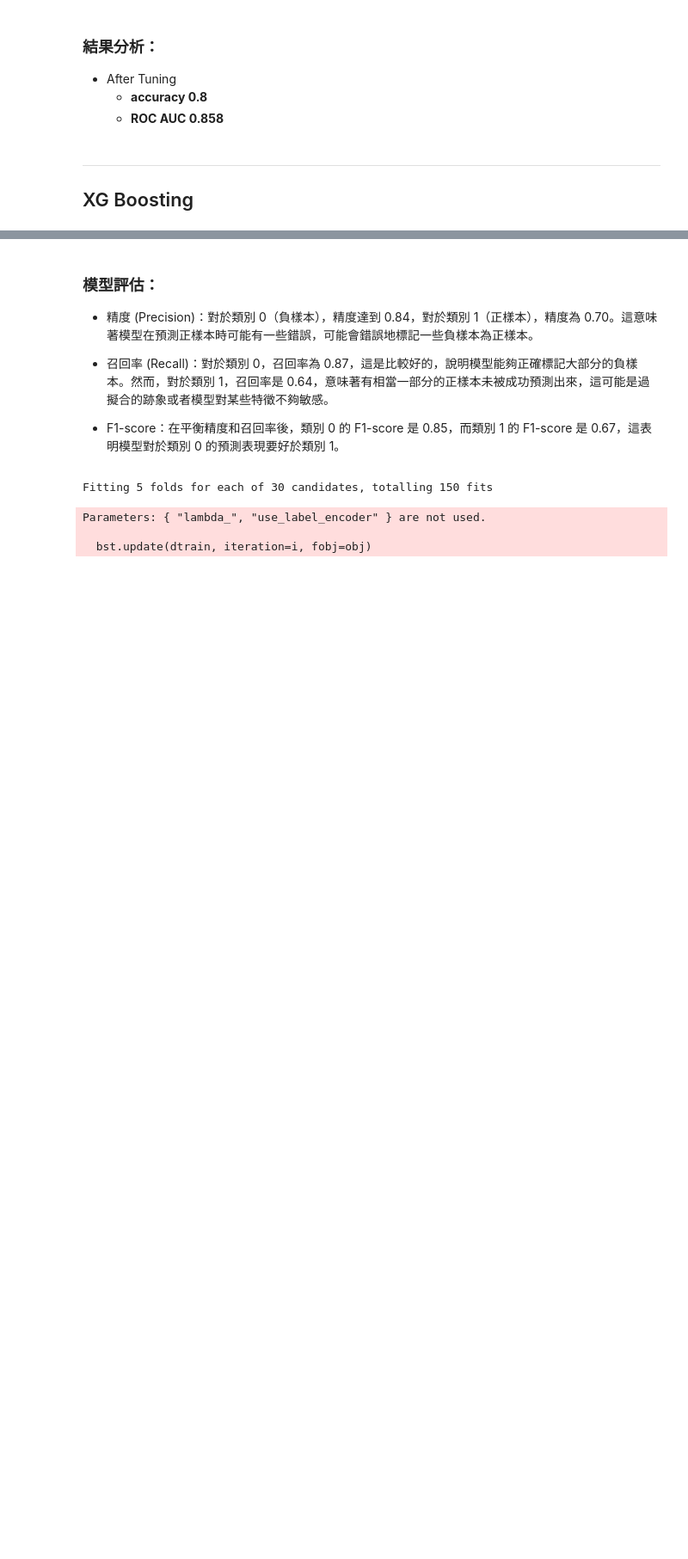
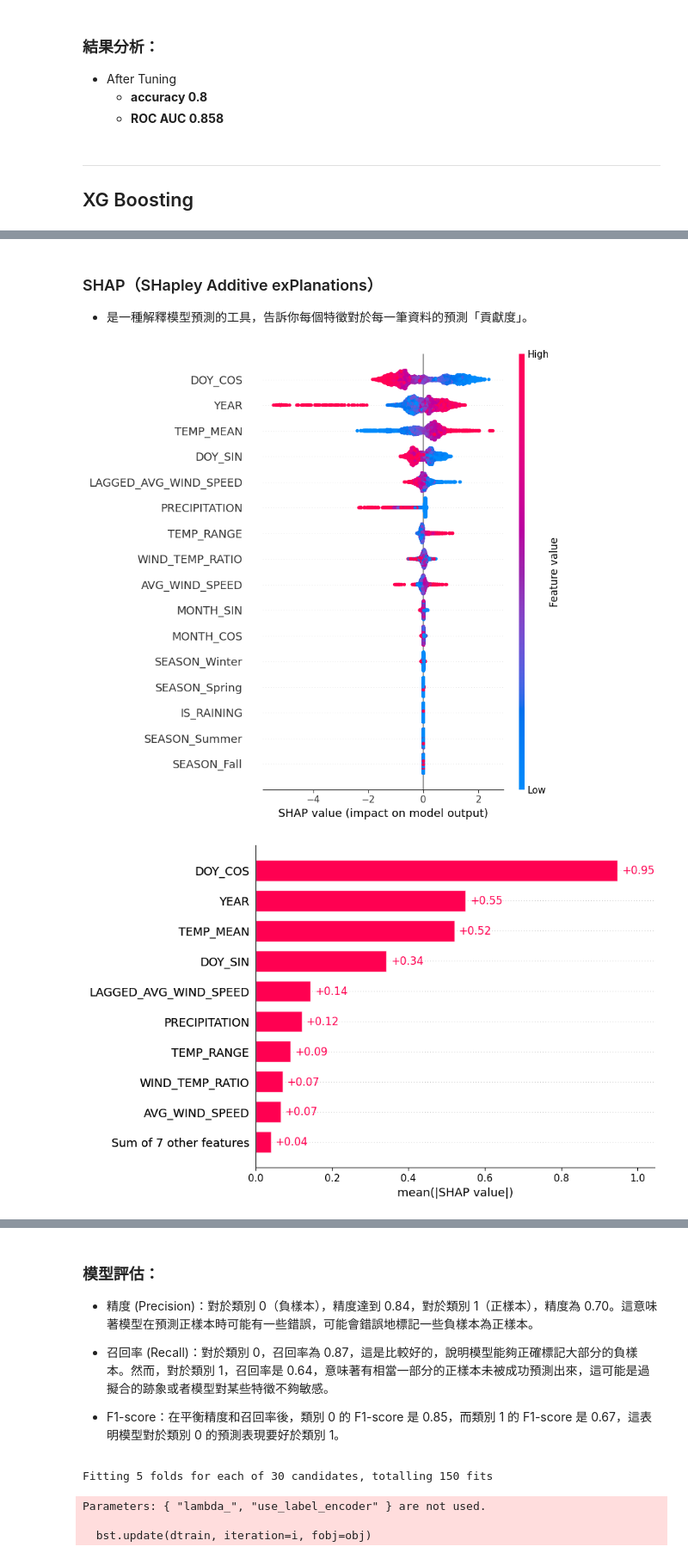
Before and after one commit to yehdanny/sideproject___wildfire-prediction, a Jupyter notebook: 02-simplify.ipynb, the cells around one changed output, grey strips where cells are left out. Shown at 86% size. Cells and saved outputs as stored; diff of their text form; code cells hidden in the pictures; blank space fills up the shorter version.

```diff
--- a/02-simplify.ipynb
+++ b/02-simplify.ipynb
@@ -391,7 +391,7 @@ random_search = RandomizedSearchCV(
 )
 
 # Fit search
-random_search.fit(X_train, y_train)a
+random_search.fit(X_train, y_train)
 # %% [output]
 Fitting 5 folds for each of 30 candidates, totalling 150 fits
 RandomizedSearchCV(cv=5, estimator=RandomForestClassifier(random_state=42),
@@ -452,7 +452,7 @@ with mlflow.start_run(run_name='XGBClassifier'):#mlflow
     max_iter=1000
     #mlflow.log_param("max_iter", max_iter) #mlflow紀錄參數n_estimators
 # 方法四：使用 class_weight='balanced'
-    xgb = XGBClassifier(
+    xgb_model = XGBClassifier(
         random_state=42,
         class_weight='balanced',  # 對不平衡數據進行調整
         alpha=0.1,  # L1 正則化強度，通常設為較小的正值
@@ -461,29 +461,29 @@ with mlflow.start_run(run_name='XGBClassifier'):#mlflow
         max_depth=6,  # 每棵樹的最大深度
         learning_rate=0.1  # 學習率
     )
-    xgb.fit(X_train, y_train)
+    xgb_model.fit(X_train, y_train)
     run_id = mlflow.active_run().info.run_id#mlflow
     print(f"Model saved in run {run_id}")#mlflow
 
 
     # 檢查訓練與測試分數
-    print("Train score:", xgb.score(X_train, y_train))
-    print("Test score:", xgb.score(X_test, y_test))
+    print("Train score:", xgb_model.score(X_train, y_train))
+    print("Test score:", xgb_model.score(X_test, y_test))
 
-    mlflow.log_metric("Train score", xgb.score(X_train, y_train))#mlflow
-    mlflow.log_metric("Test score", xgb.score(X_test, y_test))#mlflow
+    mlflow.log_metric("Train score", xgb_model.score(X_train, y_train))#mlflow
+    mlflow.log_metric("Test score", xgb_model.score(X_test, y_test))#mlflow
 
 
     # 存檔模型mlflow
     model_name = "XGBClassifier-model"
     mlflow.sklearn.log_model(     #mlflow.sklearn.log_model() #紀錄sklearn模型
-        sk_model=xgb,
+        sk_model=xgb_model,
         artifact_path="XGBClassifier-model",
         registered_model_name=model_name,  #
     )
 
     from sklearn.metrics import classification_report
-    print(classification_report(y_test, xgb.predict(X_test)))
+    print(classification_report(y_test, xgb_model.predict(X_test)))
 # %% [output]
 Parameters: { "class_weight", "lambda_" } are not used.
 
@@ -504,0 +505,20 @@ Created version '6' of model 'XGBClassifier-model'.
+# %% [markdown]
+### SHAP（SHapley Additive exPlanations）
+
+- 是一種解釋模型預測的工具，告訴你每個特徵對於每一筆資料的預測「貢獻度」。
+# %%
+import shap
+explainer = shap.Explainer(xgb_model, X_train)
+shap_values = explainer(X_test)
+
+# Summary plot：看整體特徵重要性
+shap.summary_plot(shap_values, X_test)
+
+# 2️⃣ Feature importance 排名（平均貢獻度）
+shap.plots.bar(shap_values)
+
+# 3️⃣ 解釋單一筆資料（local解釋）
+shap.plots.waterfall(shap_values[0])
+# %% [output]
+[figure, added]
+[figure, added]
```
Also changed, not shown: parts of 18 cells of this notebook, 1 other file.
